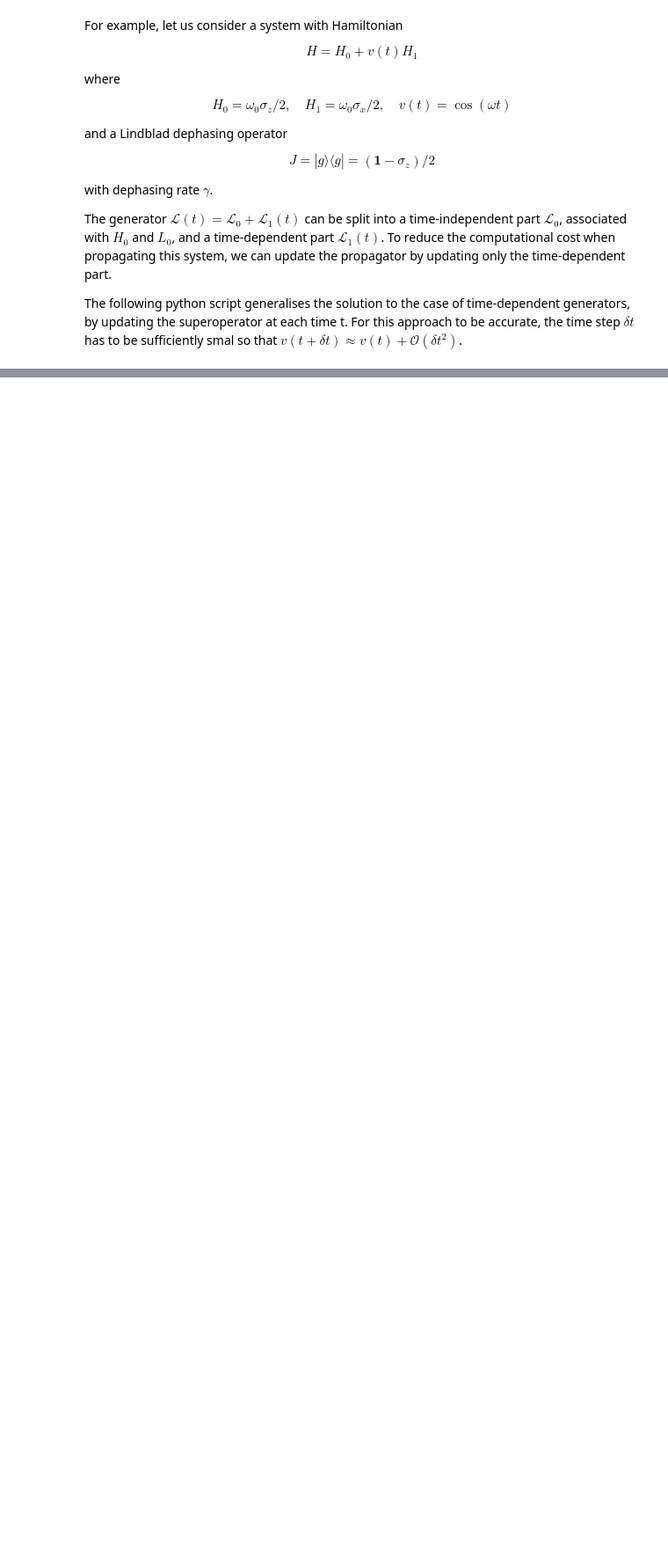
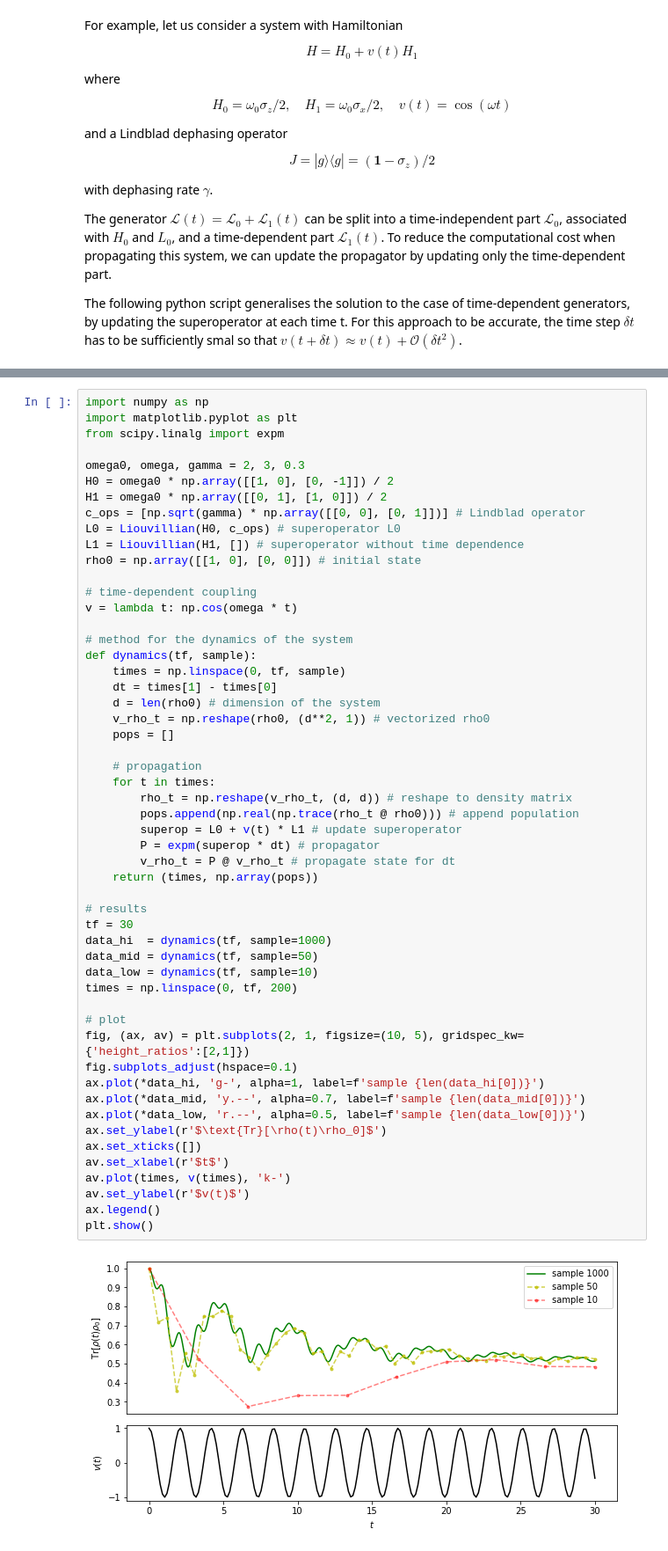
Before and after one commit to N384R/Quantum_Dynamics, a Jupyter notebook: Ch3-Master_equations.ipynb, the cells around one changed output, grey strips where cells are left out. Shown at 88% size. Drawn from its saved outputs; the diff is of its cells as text; blank space fills up the shorter version.

```diff
--- a/Ch3-Master_equations.ipynb
+++ b/Ch3-Master_equations.ipynb
@@ -391,0 +385,55 @@ H0
+# %%
+import numpy as np
+import matplotlib.pyplot as plt
+from scipy.linalg import expm
+
+omega0, omega, gamma = 2, 3, 0.3
+H0 = omega0 * np.array([[1, 0], [0, -1]]) / 2
+H1 = omega0 * np.array([[0, 1], [1, 0]]) / 2
+c_ops = [np.sqrt(gamma) * np.array([[0, 0], [0, 1]])] # Lindblad operator
+L0 = Liouvillian(H0, c_ops) # superoperator L0
+L1 = Liouvillian(H1, []) # superoperator without time dependence
+rho0 = np.array([[1, 0], [0, 0]]) # initial state
+
+# time-dependent coupling
+v = lambda t: np.cos(omega * t)
+
+# method for the dynamics of the system
+def dynamics(tf, sample):
+    times = np.linspace(0, tf, sample)
+    dt = times[1] - times[0]
+    d = len(rho0) # dimension of the system
+    v_rho_t = np.reshape(rho0, (d**2, 1)) # vectorized rho0
+    pops = []
+
+    # propagation
+    for t in times:
+        rho_t = np.reshape(v_rho_t, (d, d)) # reshape to density matrix
+        pops.append(np.real(np.trace(rho_t @ rho0))) # append population
+        superop = L0 + v(t) * L1 # update superoperator
+        P = expm(superop * dt) # propagator
+        v_rho_t = P @ v_rho_t # propagate state for dt
+    return (times, np.array(pops))
+
+# results
+tf = 30
+data_hi  = dynamics(tf, sample=1000)
+data_mid = dynamics(tf, sample=50)
+data_low = dynamics(tf, sample=10)
+times = np.linspace(0, tf, 200)
+
+# plot
+fig, (ax, av) = plt.subplots(2, 1, figsize=(10, 5), gridspec_kw={'height_ratios':[2,1]})
+fig.subplots_adjust(hspace=0.1)
+ax.plot(*data_hi, 'g-', alpha=1, label=f'sample {len(data_hi[0])}')
+ax.plot(*data_mid, 'y.--', alpha=0.7, label=f'sample {len(data_mid[0])}')
+ax.plot(*data_low, 'r.--', alpha=0.5, label=f'sample {len(data_low[0])}')
+ax.set_ylabel(r'$\text{Tr}[\rho(t)\rho_0]$')
+ax.set_xticks([])
+av.set_xlabel(r'$t$')
+av.plot(times, v(times), 'k-')
+av.set_ylabel(r'$v(t)$')
+ax.legend()
+plt.show()
+# %% [output]
+[figure, added]
```
Also changed, not shown: parts of 9 cells of this notebook.
